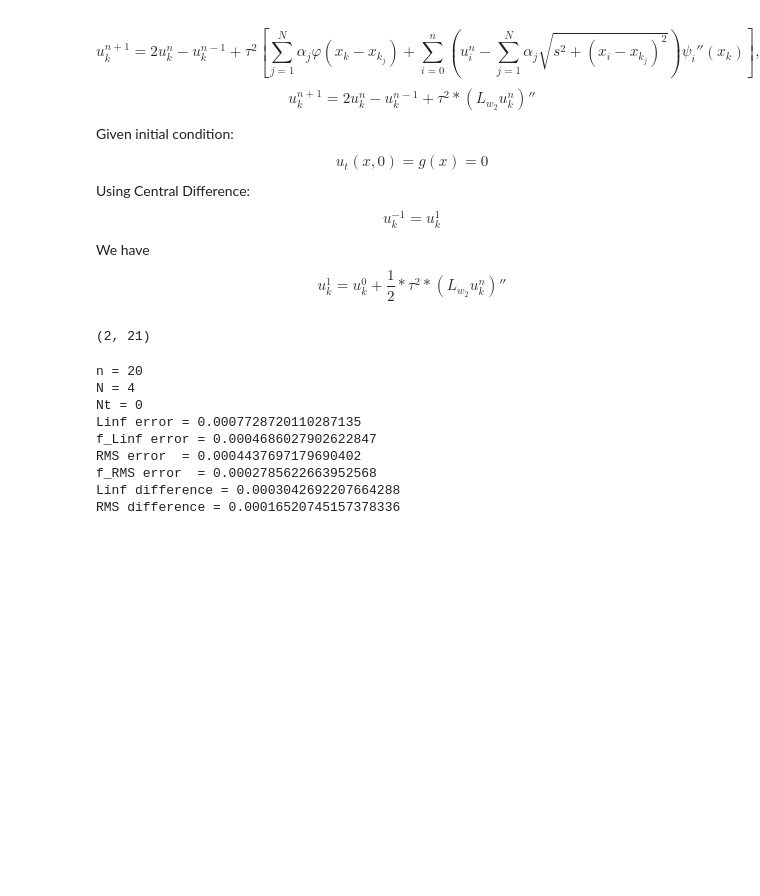
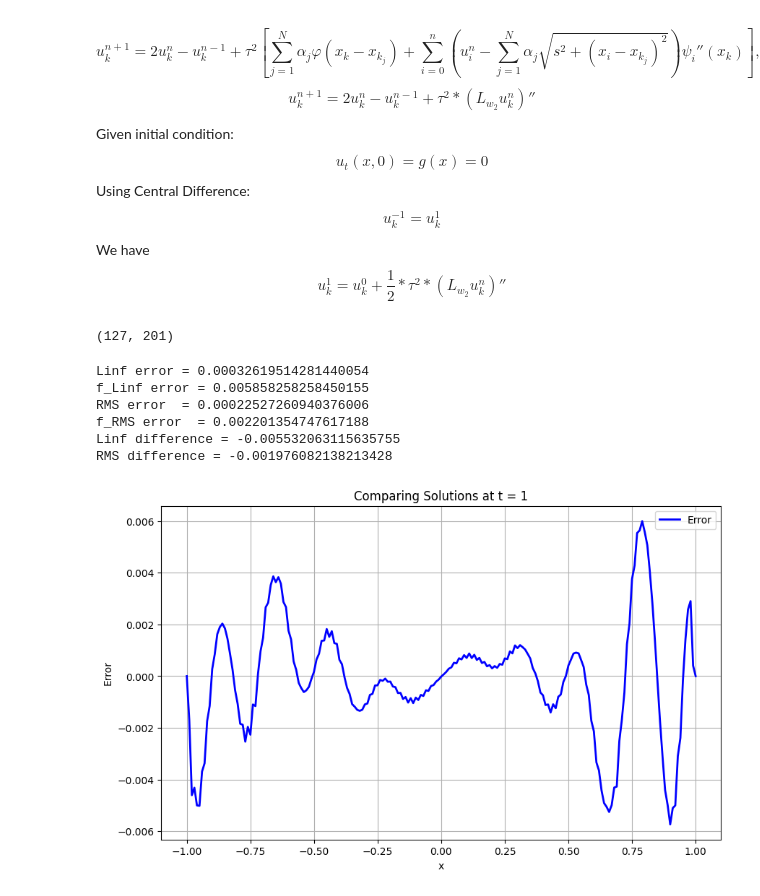
Before and after one commit to amar-at-iitm/fractals_in_python, a Jupyter notebook: PDE_Modeling/fractal_SG_example_1.ipynb, the cells around one changed output. Drawn from its saved outputs; the diff is of its cells as text; code cells hidden in the pictures; blank space fills up the shorter version.

```diff
--- a/PDE_Modeling/fractal_SG_example_1.ipynb
+++ b/PDE_Modeling/fractal_SG_example_1.ipynb
@@ -185,7 +203,7 @@ fractal_dd = build_fractal_second_derivative(f_x, c, f_alpha, n_points, n_iter)
 # Initial condition at t=0
 f_U = np.zeros((Nt + 2, len(x)))
 print(np.shape(f_U))
-f_U[0, :] = exact_u(x, T)
+f_U[0, :] = np.sin(np.pi * x)  # initial condition at t=0
 
 f_U[0, 0]  = 0.0
 f_U[0, -1] = 0.0
@@ -198,9 +216,8 @@ for i in range(len(x)):
 # Since g(x)=0
 f_U[1, :] = f_U[0, :] + 0.5 * tau**2 * f_uxx0
 f_U[1, 0]  = 0.0
-# f_U[1,10] = 0.0
 f_U[1, -1] = 0.0
 # %% [output]
-(2, 21)
+(127, 201)
 # %%
 # Time stepping:
@@ -225,11 +258,7 @@ f_RMS = np.sqrt(np.mean(f_abs_err**2))
 Linf_difference = Linf - f_Linf
 RMS_difference = RMS - f_RMS
 # print(u_num)
-# print("Time steps =", count)
-# print("Fractal Time steps =", f_count)
-print("n =", n)
-print("N =", N)
-print("Nt =", Nt)
+
 print("Linf error =", Linf)
 print("f_Linf error =", f_Linf)
 print("RMS error  =", RMS)
@@ -237,15 +266,24 @@ print("f_RMS error  =", f_RMS)
 print("Linf difference =", Linf_difference)
 print("RMS difference =", RMS_difference)
 # %% [output]
-n = 20
-N = 4
-Nt = 0
-Linf error = 0.0007728720110287135
-f_Linf error = 0.0004686027902622847
-RMS error  = 0.0004437697179690402
-f_RMS error  = 0.0002785622663952568
-Linf difference = 0.0003042692207664288
-RMS difference = 0.00016520745157378336
+Linf error = 0.00032619514281440054
+f_Linf error = 0.005858258258450155
+RMS error  = 0.00022527260940376006
+f_RMS error  = 0.002201354747617188
+Linf difference = -0.005532063115635755
+RMS difference = -0.001976082138213428
+# %%
+comp_error = u_num - f_u_num
+plt.figure(figsize=(10, 6))
+plt.plot(x, comp_error, label="Error", color="blue", linewidth=2)
+plt.xlabel("x")
+plt.ylabel("Error")
+plt.title(f"Comparing Solutions at t = {T}")
+plt.grid(True)
+plt.legend()
+plt.show()
+# %% [output]
+[figure, added]
 # %%
 plt.figure(figsize=(10, 6))
 plt.plot(x, err, label="Error", color="blue", linewidth=2)
```
Also changed, not shown: parts of 15 cells of this notebook.
